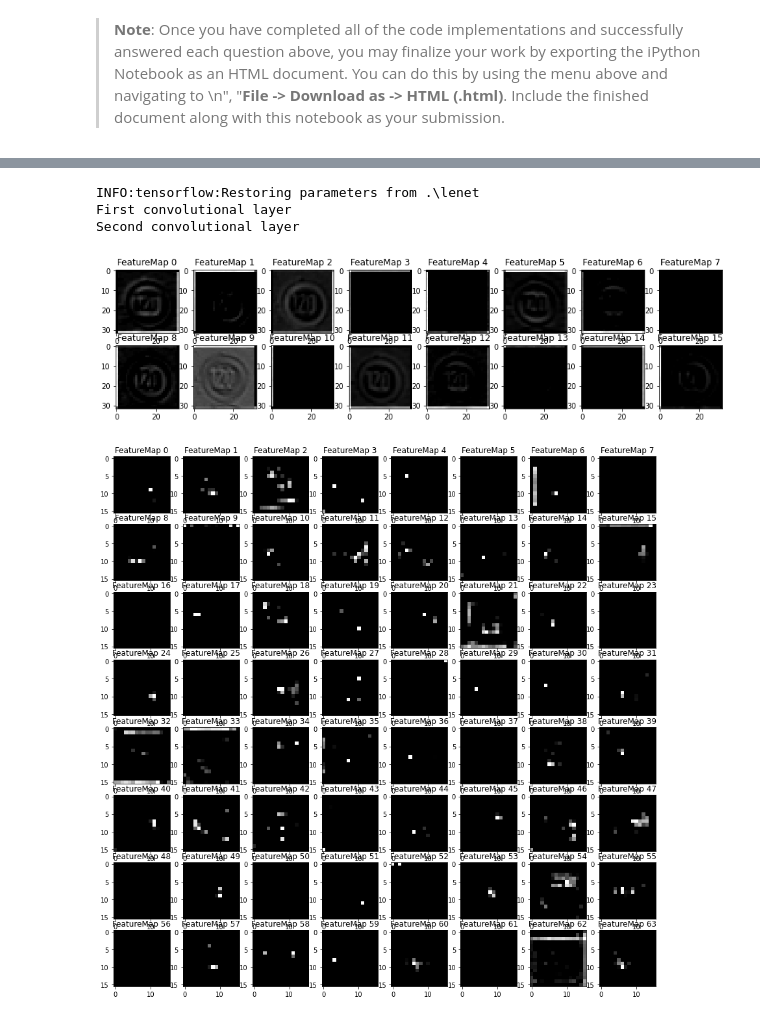
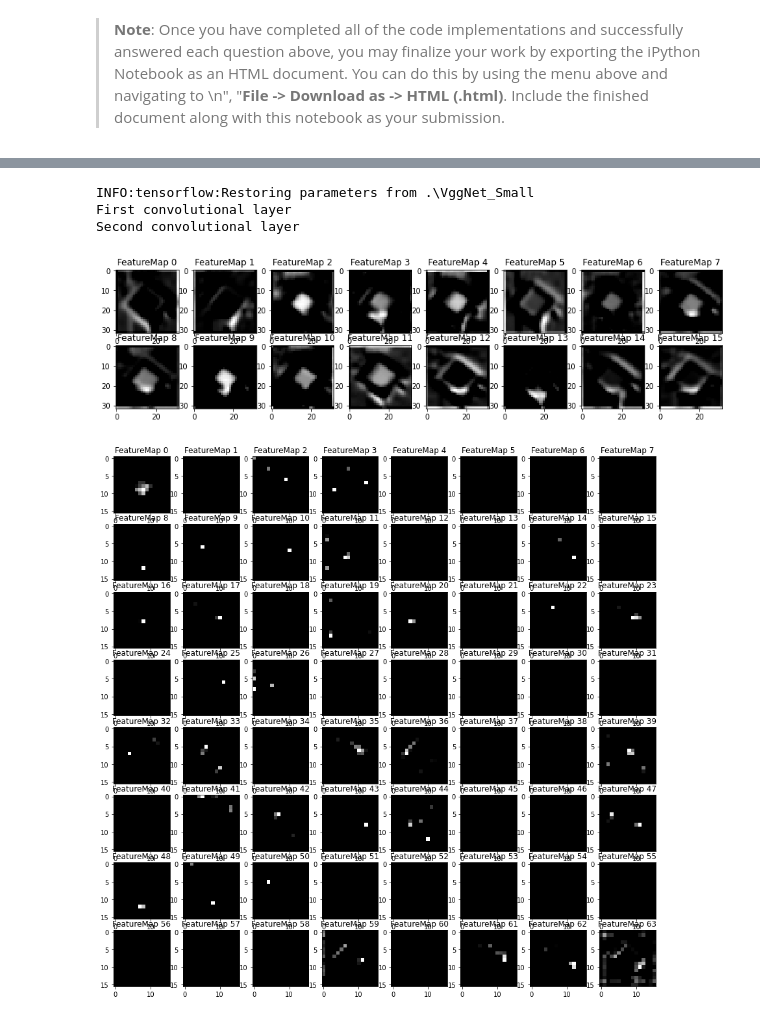
Before and after one commit to waszak/CarND-Traffic-Sign-Classifier-Project, a Jupyter notebook: Traffic_Sign_Classifier.ipynb, the cells around one changed output, grey strips where cells are left out. Saved outputs shown, nothing was run; the diff lists cells and outputs as text; code cells hidden in the pictures.

```diff
--- a/Traffic_Sign_Classifier.ipynb
+++ b/Traffic_Sign_Classifier.ipynb
@@ -570,0 +605,21 @@ You may find `signnames.csv` useful as it contains mappings from the class id (i
+# %%
+### Load the images and plot them here.
+### Feel free to use as many code cells as needed.
+import glob
+import matplotlib.image as mpimg
+files = glob.glob('trafic_signs\*.jpg')
+prefix = len("trafic_signs\\")
+suffix = 4
+X_new = []
+Y_new = []
+for filename in files:
+    image = cv2.resize(mpimg.imread(filename), (32,32), interpolation=cv2.INTER_AREA)
+    X_new.append(image)
+    #np.vstack((X_new, image))
+    Y_new.append(int(filename[prefix:-suffix]))
+    plt.imshow(image)
+    plt.title(class_name[Y_new[-1]]+'('+str(Y_new[-1])+')')
+    plt.figure()
+X_new_copy = X_new
+X_new = np.array(X_new)
+X_new = normalizeVgg(X_new)
@@ -574,3 +637,11 @@ You may find `signnames.csv` useful as it contains mappings from the class id (i
 ### Run the predictions here and use the model to output the prediction for each image.
 ### Make sure to pre-process the images with the same pre-processing pipeline used earlier.
 ### Feel free to use as many code cells as needed.
+
+soft_max = tf.nn.softmax(logits)
+top5 = tf.nn.top_k(soft_max, 5)
+
+with tf.Session() as sess:
+    saver.restore(sess, './VggNet_Small')
+    #sess.run(tf.nn.top_k(tf.constant(a), k=3))
+    predictions = sess.run(top5, feed_dict={x: X_new, y: Y_new,  keep_prob_dropout:1.0 })
@@ -579,3 +669,9 @@ You may find `signnames.csv` useful as it contains mappings from the class id (i
 # %%
 ### Calculate the accuracy for these 5 new images.
 ### For example, if the model predicted 1 out of 5 signs correctly, it's 20% accurate on these new images.
+
+with tf.Session() as sess:
+    saver.restore(sess, tf.train.latest_checkpoint('.'))
+
+    test_accuracy = evaluate(X_new, Y_new)
+    print("Test Accuracy = {:.3f}".format(test_accuracy))
@@ -663,37 +779,39 @@ def outputFeatureMap(image_input, tf_activation, activation_min=-1, activation_m
     # image_input =
     # Note: x should be the same name as your network's tensorflow data placeholder variable
     # If you get an error tf_activation is not defined it may be having trouble accessing the variable from inside a function
-    activation = tf_activation.eval(session=sess,feed_dict={x : image_input})
+
+    activation = tf_activation.eval(session=sess,feed_dict={x : image_input, keep_prob_dropout:1.0})
     featuremaps = activation.shape[3]
     plt.figure(plt_num, figsize=(15,15))
     for featuremap in range(featuremaps):
         plt.subplot(8,8, featuremap+1) # sets the number of feature maps to show on each row and column
         plt.title('FeatureMap ' + str(featuremap)) # displays the feature map number
         if activation_min != -1 & activation_max != -1:
-            plt.imshow(activation[0,:,:, featuremap], interpolation="nearest", vmin =activation_min, vmax=activation_max, cmap="gray")
+            plt.imshow(activation[0,:,:, featuremap], interpolation="nearest", vmin =activation_min, vmax=activation_max,cmap="gray" )
         elif activation_max != -1:
             plt.imshow(activation[0,:,:, featuremap], interpolation="nearest", vmax=activation_max, cmap="gray")
         elif activation_min !=-1:
             plt.imshow(activation[0,:,:, featuremap], interpolation="nearest", vmin=activation_min, cmap="gray")
         else:
             plt.imshow(activation[0,:,:, featuremap], interpolation="nearest", cmap="gray")
 
 with tf.Session() as sess:
     saver.restore(sess, tf.train.latest_checkpoint('.'))
     current_graph = tf.compat.v1.get_default_graph()
     all_names = [op.name for op in current_graph.get_operations()]
     #print(all_names)
-    random_image = X_train[-2]
-    random_image = np.array(random_image).reshape(1, 32,32,3)
+    random_image = X_train[None,-2,:,:]
+    #random_image = np.array(random_image).reshape(1, 32,32,3)
+
     print('First convolutional layer')
     conv1 = sess.graph.get_tensor_by_name('conv1_1:0')
     outputFeatureMap(random_image, conv1, plt_num=1)
     conv3 = sess.graph.get_tensor_by_name('conv2_2:0')
     print('Second convolutional layer')
     outputFeatureMap(random_image, conv3, plt_num=2)
 # %% [output]
-INFO:tensorflow:Restoring parameters from .\lenet
+INFO:tensorflow:Restoring parameters from .\VggNet_Small
 First convolutional layer
 Second convolutional layer
-[figure, old version]
+[figure, new version]
-[figure, old version]
+[figure, new version]
```
Also changed, not shown: parts of 30 cells of this notebook, 22 other files.
